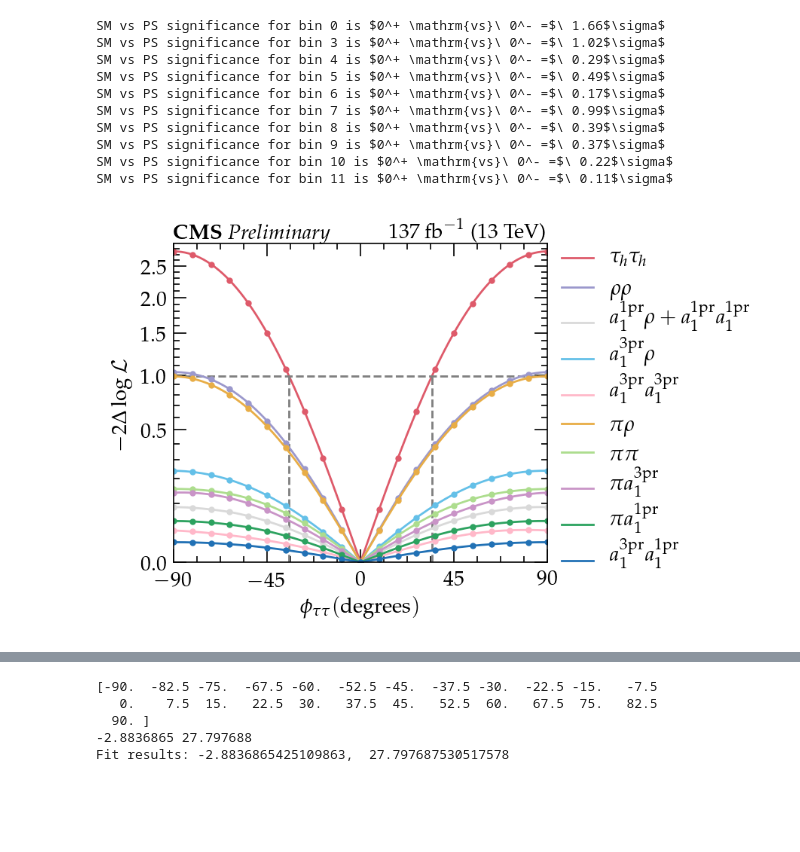
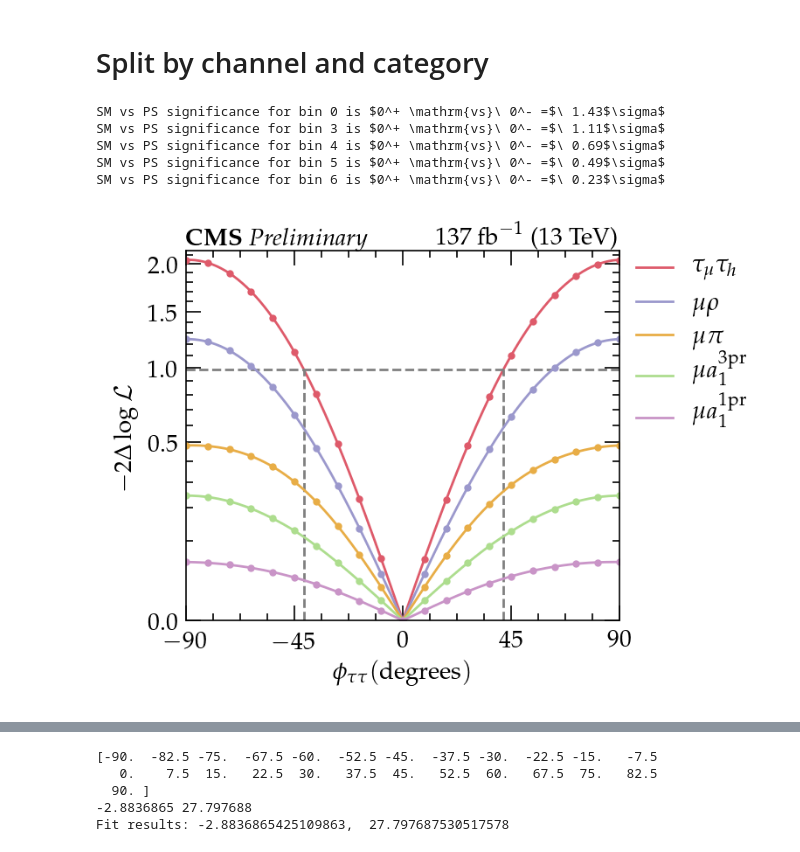
Before and after one commit to albertdow/htt-notebooks, a Jupyter notebook: draw_nll_fits.ipynb, the cells around one changed output, grey strips where cells are left out. Drawn from its saved outputs; the diff is of its cells as text; code cells hidden in the pictures; blank space fills up the shorter version.

```diff
--- a/draw_nll_fits.ipynb
+++ b/draw_nll_fits.ipynb
@@ -202,23 +209,27 @@ SM vs PS significance is $0^+ \mathrm{vs}\ 0^- =$\ 1.22$\sigma$
+# %% [markdown]
+# Split by channel and category
 # %%
 # split by channel and subcategories
-channel = "tt"
-with mpl.backends.backend_pdf.PdfPages(f"plots/alpha_{channel}_split_01052020_mergeXbins.pdf", keep_empty=False,) as pdf:
+channel = "mt"
+with mpl.backends.backend_pdf.PdfPages(f"plots/alpha_{channel}_split_19052020_mergeXbins.pdf", keep_empty=False,) as pdf:
     fig, ax = plt.subplots(
         figsize=(3.2, 2.8), dpi=200,
     )
 
     if channel == "tt":
-        bins = [0] + list(np.arange(3, 12, 1))
+        ordered_list = [3,7,5,9,8,4,10,6,11]
     elif channel == "mt":
-        bins = [0] + list(np.arange(3, 7, 1))
+        ordered_list = list(np.arange(3,7,1))
+    bins = [0] + ordered_list
     labels = []
-    for (category, bin_) in zip([f"htt_{channel}"] + [f"htt_{channel}_{x}_13TeV" for x in list(np.arange(3, 12, 1))], bins):
+    for (category, bin_) in zip(
+        [f"htt_{channel}"] + [f"htt_{channel}_{x}_13TeV" for x in ordered_list], bins):
         scan_result = (
             #"/vols/build/cms/dw515/CPdecay/CMSSW_10_2_13/src/"
             #"CombineHarvester/HTTSMCPDecays18/output/"
             "/vols/build/cms/akd116/newest/Combine/Decays/CMSSW_10_2_13/src/"
             "CombineHarvester/HTTSMCPDecays18/output/"
-            f"01052020_mergeXbins/{category}/125/higgsCombine.alpha.MultiDimFit.mH125.root"
+            f"19052020/{category}/125/higgsCombine.alpha.MultiDimFit.mH125.root"
         )
         f = uproot.open(scan_result)["limit"]
         df = f.pandas.df(["alpha","deltaNLL","quantileExpected"],
@@ -246,43 +257,38 @@ with mpl.backends.backend_pdf.PdfPages(f"plots/alpha_{channel}_split_01052020_me
 
         # print significance of each category
         significance = np.sqrt(
             scipy.stats.chi2.ppf(
                 scipy.stats.chi2.cdf(
                     max(yvalues),
                 1),
             1)
         )
         sig_label = r"$0^+ \mathrm{vs}\ 0^- =$\ "+f"{significance:.2f}$\sigma$"
         print(f"SM vs PS significance for bin {bin_} is {sig_label}")
     custom_cms_label(ax, "Preliminary", lumi=137)
     ax.set_xticks([-90, -45, 0, 45, 90])
     ax.set_xlim(-90., 90)
     ax.set_ylim(0., None)
 
     #ax.text(-85, 1.01, r'$68\%$', ha='left', va='bottom', color='gray')
 
     full_handles, full_labels = ax.get_legend_handles_labels()
     handles = [x for idx, x in enumerate(full_handles) if "Spline" in full_labels[idx]]
     ax.legend(handles, labels, bbox_to_anchor=(1, 1.03), labelspacing=0.3, borderpad=0.2)
     ax.set_xlabel(r"$\phi_{\tau\tau} (\mathrm{degrees})$")
 
     ax.set_yscale('function', functions=(lambda x: np.maximum(x, 0)**0.5, lambda x: x**2))
     ax.set_ylabel(r"$-2\Delta\log\mathcal{L}$")
 
     pdf.savefig(fig, bbox_inches='tight')
     pass
 # %% [output]
-SM vs PS significance for bin 0 is $0^+ \mathrm{vs}\ 0^- =$\ 1.66$\sigma$
-SM vs PS significance for bin 3 is $0^+ \mathrm{vs}\ 0^- =$\ 1.02$\sigma$
-SM vs PS significance for bin 4 is $0^+ \mathrm{vs}\ 0^- =$\ 0.29$\sigma$
+SM vs PS significance for bin 0 is $0^+ \mathrm{vs}\ 0^- =$\ 1.43$\sigma$
+SM vs PS significance for bin 3 is $0^+ \mathrm{vs}\ 0^- =$\ 1.11$\sigma$
+SM vs PS significance for bin 4 is $0^+ \mathrm{vs}\ 0^- =$\ 0.69$\sigma$
 SM vs PS significance for bin 5 is $0^+ \mathrm{vs}\ 0^- =$\ 0.49$\sigma$
-SM vs PS significance for bin 6 is $0^+ \mathrm{vs}\ 0^- =$\ 0.17$\sigma$
-SM vs PS significance for bin 7 is $0^+ \mathrm{vs}\ 0^- =$\ 0.99$\sigma$
-SM vs PS significance for bin 8 is $0^+ \mathrm{vs}\ 0^- =$\ 0.39$\sigma$
-SM vs PS significance for bin 9 is $0^+ \mathrm{vs}\ 0^- =$\ 0.37$\sigma$
-SM vs PS significance for bin 10 is $0^+ \mathrm{vs}\ 0^- =$\ 0.22$\sigma$
-SM vs PS significance for bin 11 is $0^+ \mathrm{vs}\ 0^- =$\ 0.11$\sigma$
+SM vs PS significance for bin 6 is $0^+ \mathrm{vs}\ 0^- =$\ 0.23$\sigma$
-[figure, old version]
+[figure, new version]
 # %%
 # split by years
 channel = "years"
```
Also changed, not shown: parts of 7 cells of this notebook.
